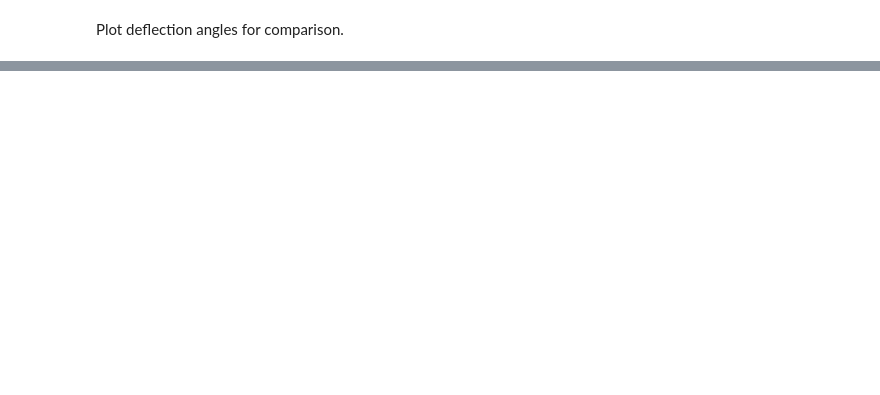
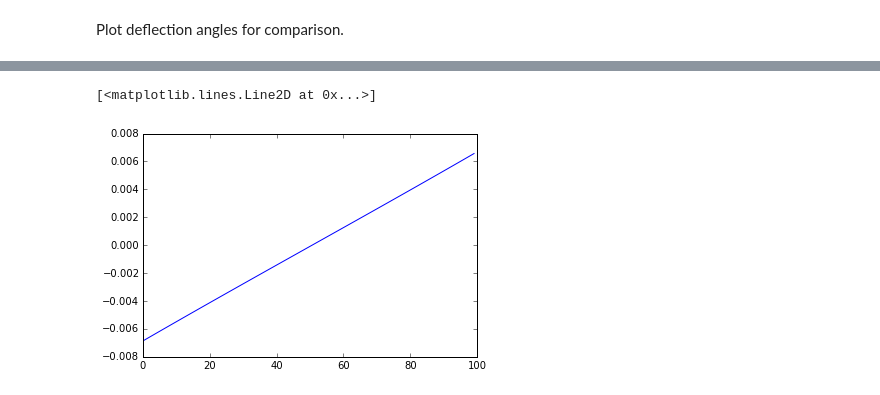
Before and after one commit to wmorning/EvilLens, a Jupyter notebook: DeflectionTest.ipynb, the cells around one changed output, grey strips where cells are left out. Saved outputs shown, nothing was run; the diff lists cells and outputs as text; code cells hidden in the pictures; blank space fills up the shorter version.

```diff
--- a/DeflectionTest.ipynb
+++ b/DeflectionTest.ipynb
@@ -60,0 +82,5 @@ print(np.average(abs(SIElensC.alpha_x)), np.average(abs(SIElensC.alpha_y)))
+# %%
+plt.plot(SIElensC.alpha_x[62,:])
+# %% [output]
+[<matplotlib.lines.Line2D at 0x...>]
+[figure, added]
```
Also changed, not shown: parts of 9 cells of this notebook.
